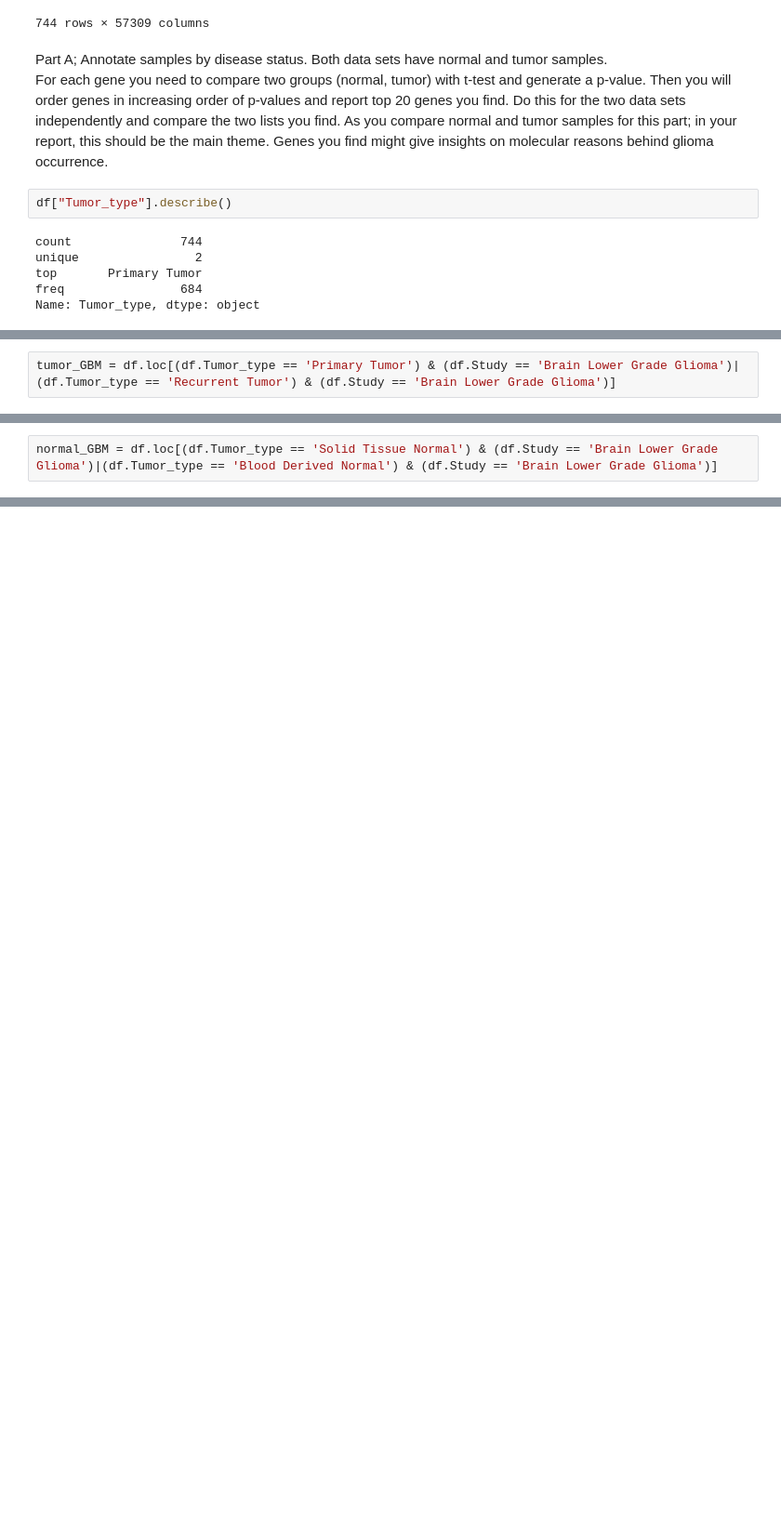
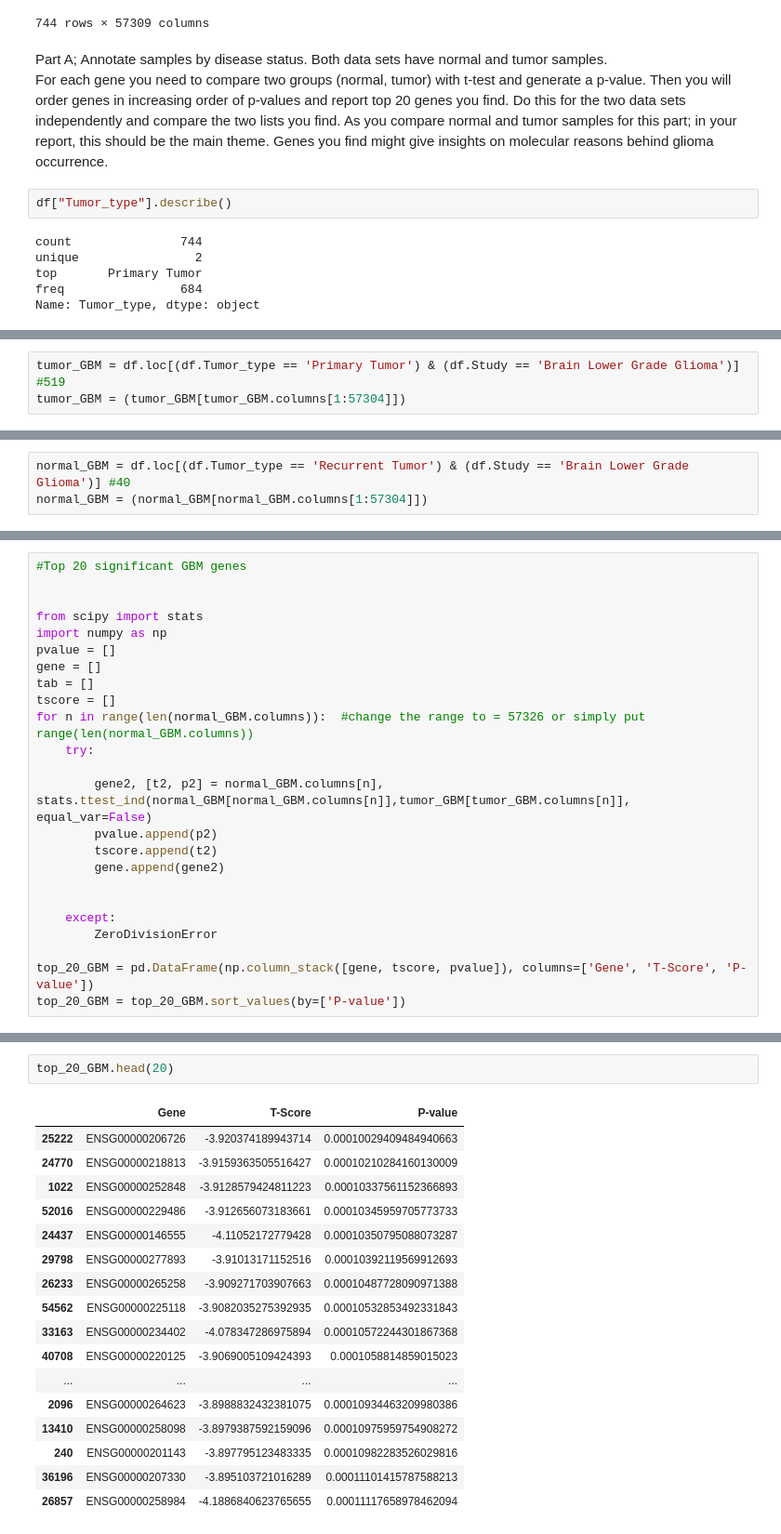
Before and after one commit to kanzabatool/Comp_genomics, a Jupyter notebook: computational_genomics.ipynb, the cells around one changed output, grey strips where cells are left out. Shown: that part at 93% size. Drawn from its saved outputs; the diff is of its cells as text; blank space fills up the shorter version.

```diff
--- a/computational_genomics.ipynb
+++ b/computational_genomics.ipynb
@@ -268,2 +288,3 @@ Name: Tumor_type, dtype: object
 # %%
-tumor_GBM = df.loc[(df.Tumor_type == 'Primary Tumor') & (df.Study == 'Brain Lower Grade Glioma')|(df.Tumor_type == 'Recurrent Tumor') & (df.Study == 'Brain Lower Grade Glioma')]
+tumor_GBM = df.loc[(df.Tumor_type == 'Primary Tumor') & (df.Study == 'Brain Lower Grade Glioma')]  #519
+tumor_GBM = (tumor_GBM[tumor_GBM.columns[1:57304]])
@@ -314,2 +294,3 @@ normal_LGG = df.loc[(df.Tumor_type == 'Solid Tissue Normal') & (df.Study == 'Gli
 # %%
-normal_GBM = df.loc[(df.Tumor_type == 'Solid Tissue Normal') & (df.Study == 'Brain Lower Grade Glioma')|(df.Tumor_type == 'Blood Derived Normal') & (df.Study == 'Brain Lower Grade Glioma')]
+normal_GBM = df.loc[(df.Tumor_type == 'Recurrent Tumor') & (df.Study == 'Brain Lower Grade Glioma')] #40
+normal_GBM = (normal_GBM[normal_GBM.columns[1:57304]])
@@ -325,0 +297,24 @@ normal_GBM
+# %%
+#Top 20 significant GBM genes
+
+
+from scipy import stats
+import numpy as np
+pvalue = []
+gene = []
+tab = []
+tscore = []
+for n in range(len(normal_GBM.columns)):  #change the range to = 57326 or simply put range(len(normal_GBM.columns))
+    try:
+
+        gene2, [t2, p2] = normal_GBM.columns[n], stats.ttest_ind(normal_GBM[normal_GBM.columns[n]],tumor_GBM[tumor_GBM.columns[n]], equal_var=False)
+        pvalue.append(p2)
+        tscore.append(t2)
+        gene.append(gene2)
+
+
+    except:
+        ZeroDivisionError
+
+top_20_GBM = pd.DataFrame(np.column_stack([gene, tscore, pvalue]), columns=['Gene', 'T-Score', 'P-value'])
+top_20_GBM = top_20_GBM.sort_values(by=['P-value'])
@@ -325,0 +345,20 @@ normal_GBM
+# %%
+top_20_GBM.head(20)
+# %% [output]
+|  | Gene | T-Score | P-value |
+| 25222 | ENSG00000206726 | -3.920374189943714 | 0.00010029409484940663 |
+| 24770 | ENSG00000218813 | -3.9159363505516427 | 0.00010210284160130009 |
+| 1022 | ENSG00000252848 | -3.9128579424811223 | 0.00010337561152366893 |
+| 52016 | ENSG00000229486 | -3.912656073183661 | 0.00010345959705773733 |
+| 24437 | ENSG00000146555 | -4.11052172779428 | 0.00010350795088073287 |
+| 29798 | ENSG00000277893 | -3.91013171152516 | 0.00010392119569912693 |
+| 26233 | ENSG00000265258 | -3.909271703907663 | 0.00010487728090971388 |
+| 54562 | ENSG00000225118 | -3.9082035275392935 | 0.00010532853492331843 |
+| 33163 | ENSG00000234402 | -4.078347286975894 | 0.00010572244301867368 |
+| 40708 | ENSG00000220125 | -3.9069005109424393 | 0.0001058814859015023 |
+| ... | ... | ... | ... |
+| 2096 | ENSG00000264623 | -3.8988832432381075 | 0.00010934463209980386 |
+| 13410 | ENSG00000258098 | -3.8979387592159096 | 0.00010975959754908272 |
+| 240 | ENSG00000201143 | -3.897795123483335 | 0.00010982283526029816 |
+| 36196 | ENSG00000207330 | -3.895103721016289 | 0.00011101415787588213 |
+| 26857 | ENSG00000258984 | -4.1886840623765655 | 0.00011117658978462094 |
```
Also changed, not shown: parts of 9 cells of this notebook.
